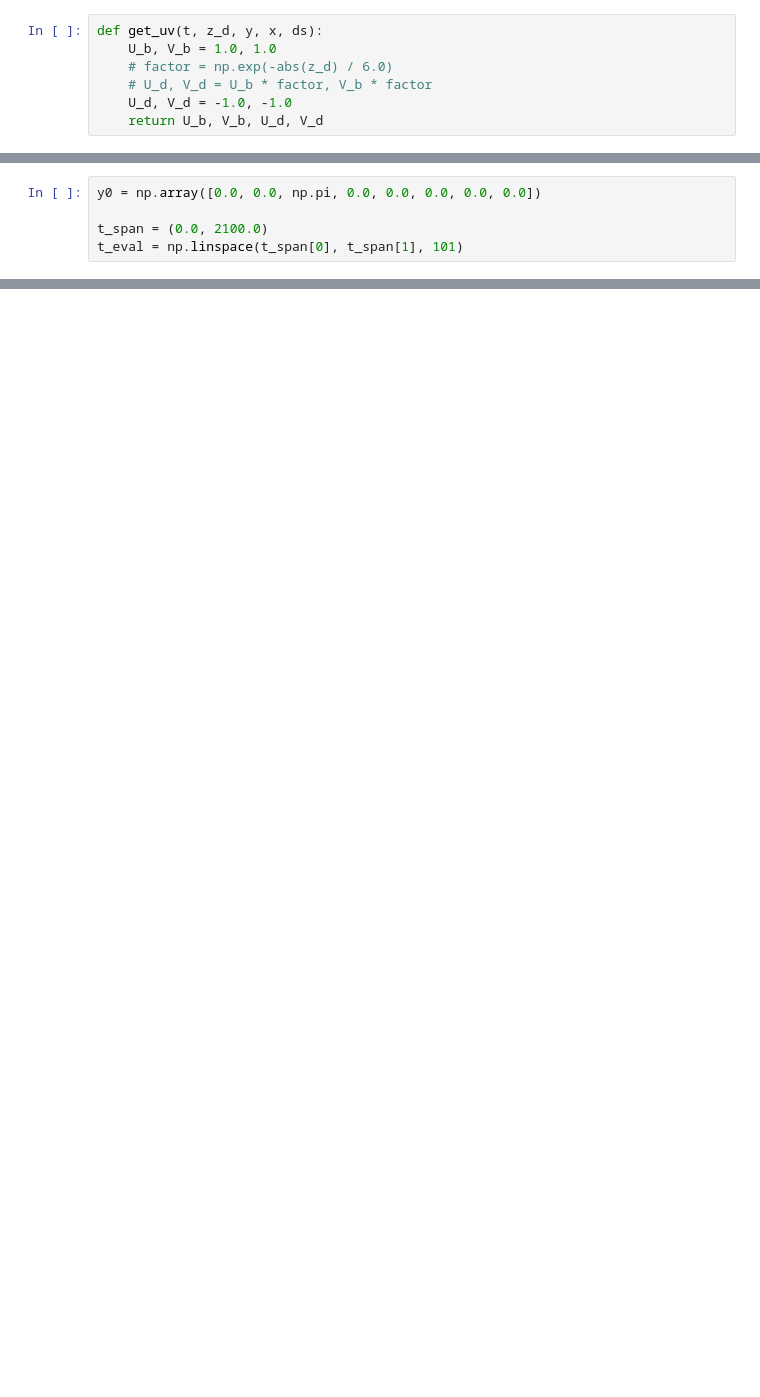
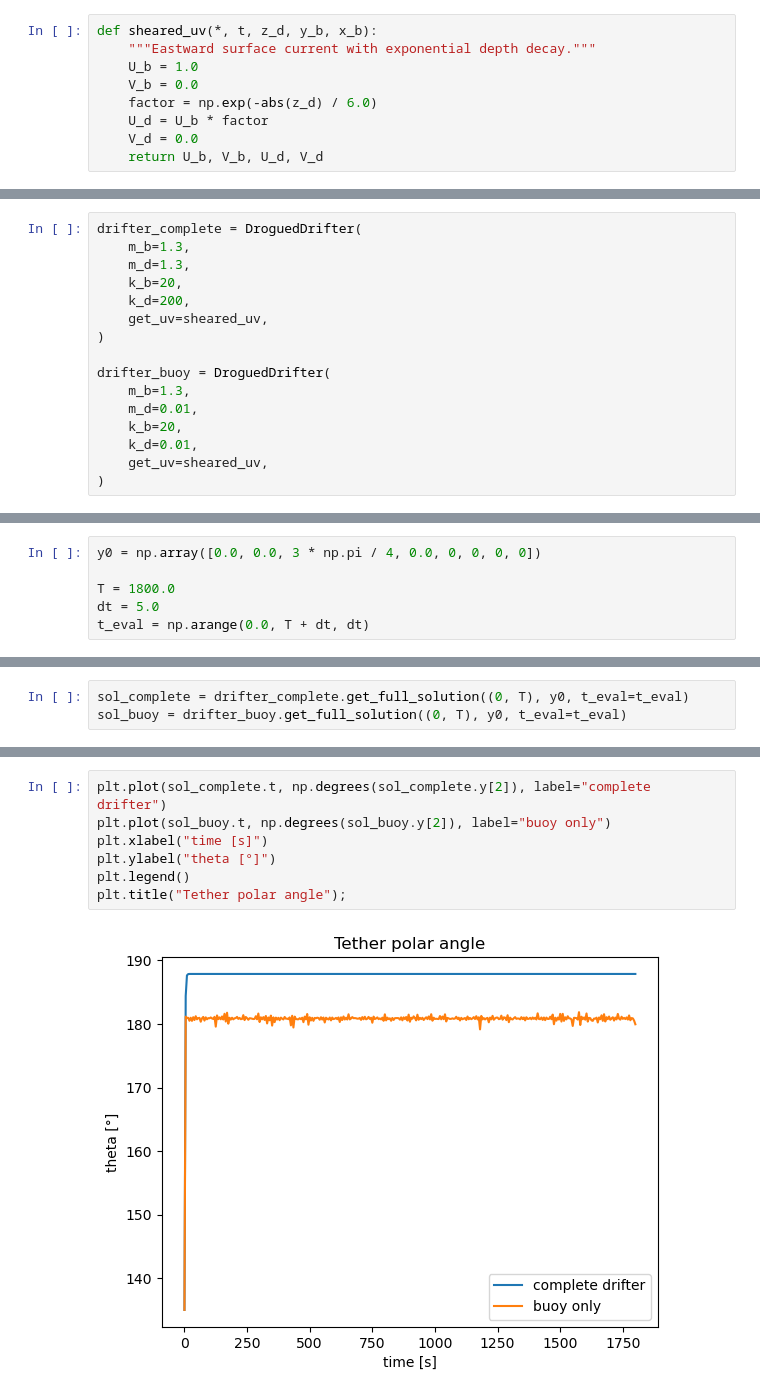
Before and after one commit to geomar-od-lagrange/mechanical_drifters, a Jupyter notebook: notebooks/02_test_with_sheared_flow.ipynb, the cells around one changed output, grey strips where cells are left out. Drawn from its saved outputs; the diff is of its cells as text; blank space fills up the shorter version.

```diff
--- a/notebooks/02_test_with_sheared_flow.ipynb
+++ b/notebooks/02_test_with_sheared_flow.ipynb
@@ -223,7 +17,9 @@ def get_uv(
 # %%
-def get_uv(t, z_d, y, x, ds):
-    U_b, V_b = 1.0, 1.0
-    # factor = np.exp(-abs(z_d) / 6.0)
-    # U_d, V_d = U_b * factor, V_b * factor
-    U_d, V_d = -1.0, -1.0
+def sheared_uv(*, t, z_d, y_b, x_b):
+    """Eastward surface current with exponential depth decay."""
+    U_b = 1.0
+    V_b = 0.0
+    factor = np.exp(-abs(z_d) / 6.0)
+    U_d = U_b * factor
+    V_d = 0.0
     return U_b, V_b, U_d, V_d
@@ -304,0 +32,16 @@ def calc_netto_drift(
+# %%
+drifter_complete = DroguedDrifter(
+    m_b=1.3,
+    m_d=1.3,
+    k_b=20,
+    k_d=200,
+    get_uv=sheared_uv,
+)
+
+drifter_buoy = DroguedDrifter(
+    m_b=1.3,
+    m_d=0.01,
+    k_b=20,
+    k_d=0.01,
+    get_uv=sheared_uv,
+)
@@ -305,5 +52,6 @@ def calc_netto_drift(
 # %%
-y0 = np.array([0.0, 0.0, np.pi, 0.0, 0.0, 0.0, 0.0, 0.0])
+y0 = np.array([0.0, 0.0, 3 * np.pi / 4, 0.0, 0, 0, 0, 0])
 
-t_span = (0.0, 2100.0)
-t_eval = np.linspace(t_span[0], t_span[1], 101)
+T = 1800.0
+dt = 5.0
+t_eval = np.arange(0.0, T + dt, dt)
@@ -340,0 +58,3 @@ Times at which to store the computed solution, must be sorted and lie within t_s
+# %%
+sol_complete = drifter_complete.get_full_solution((0, T), y0, t_eval=t_eval)
+sol_buoy = drifter_buoy.get_full_solution((0, T), y0, t_eval=t_eval)
@@ -340,0 +83,9 @@ Times at which to store the computed solution, must be sorted and lie within t_s
+# %%
+plt.plot(sol_complete.t, np.degrees(sol_complete.y[2]), label="complete drifter")
+plt.plot(sol_buoy.t, np.degrees(sol_buoy.y[2]), label="buoy only")
+plt.xlabel("time [s]")
+plt.ylabel("theta [°]")
+plt.legend()
+plt.title("Tether polar angle");
+# %% [output]
+[figure, added]
```
Also changed, not shown: parts of 29 cells of this notebook, 7 other files.
